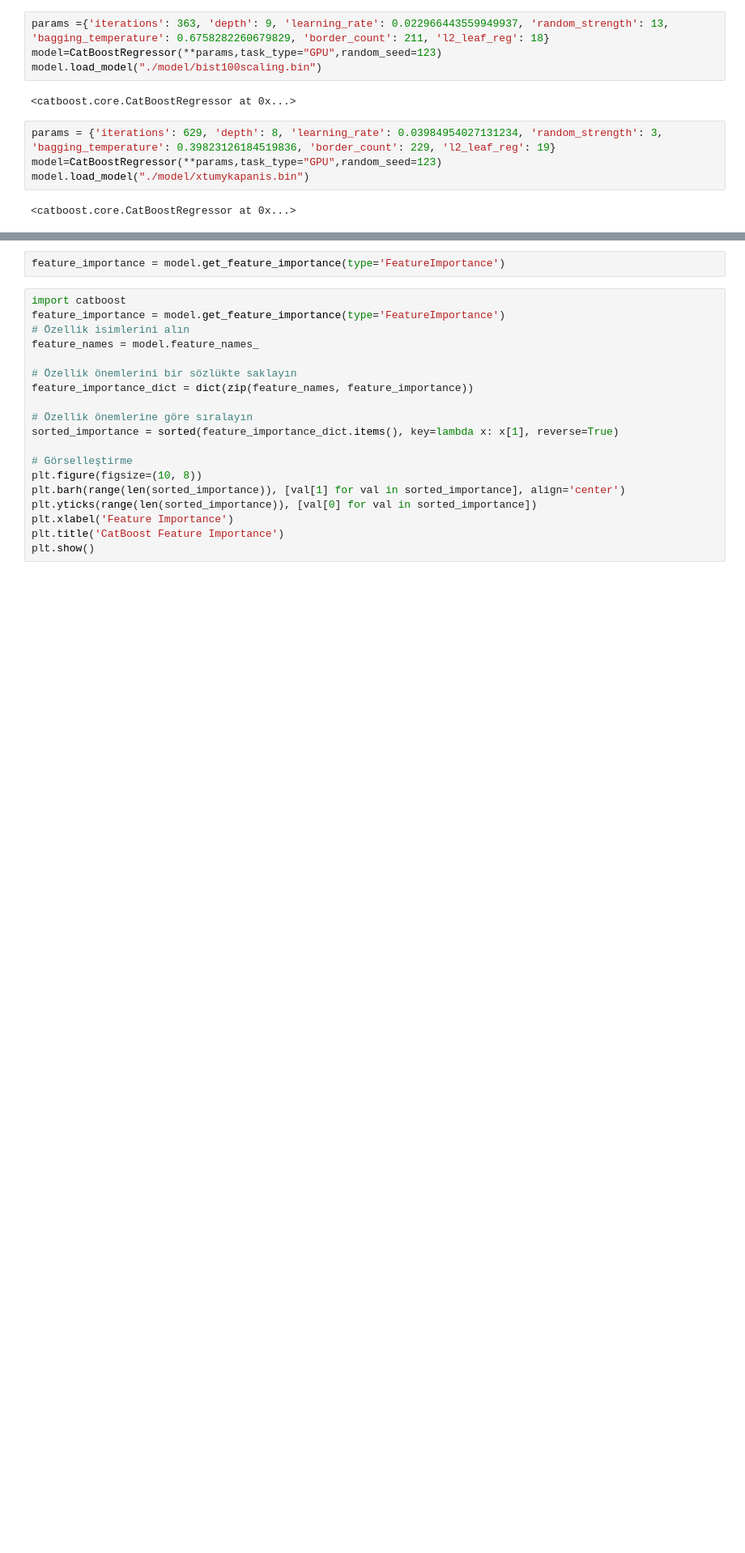
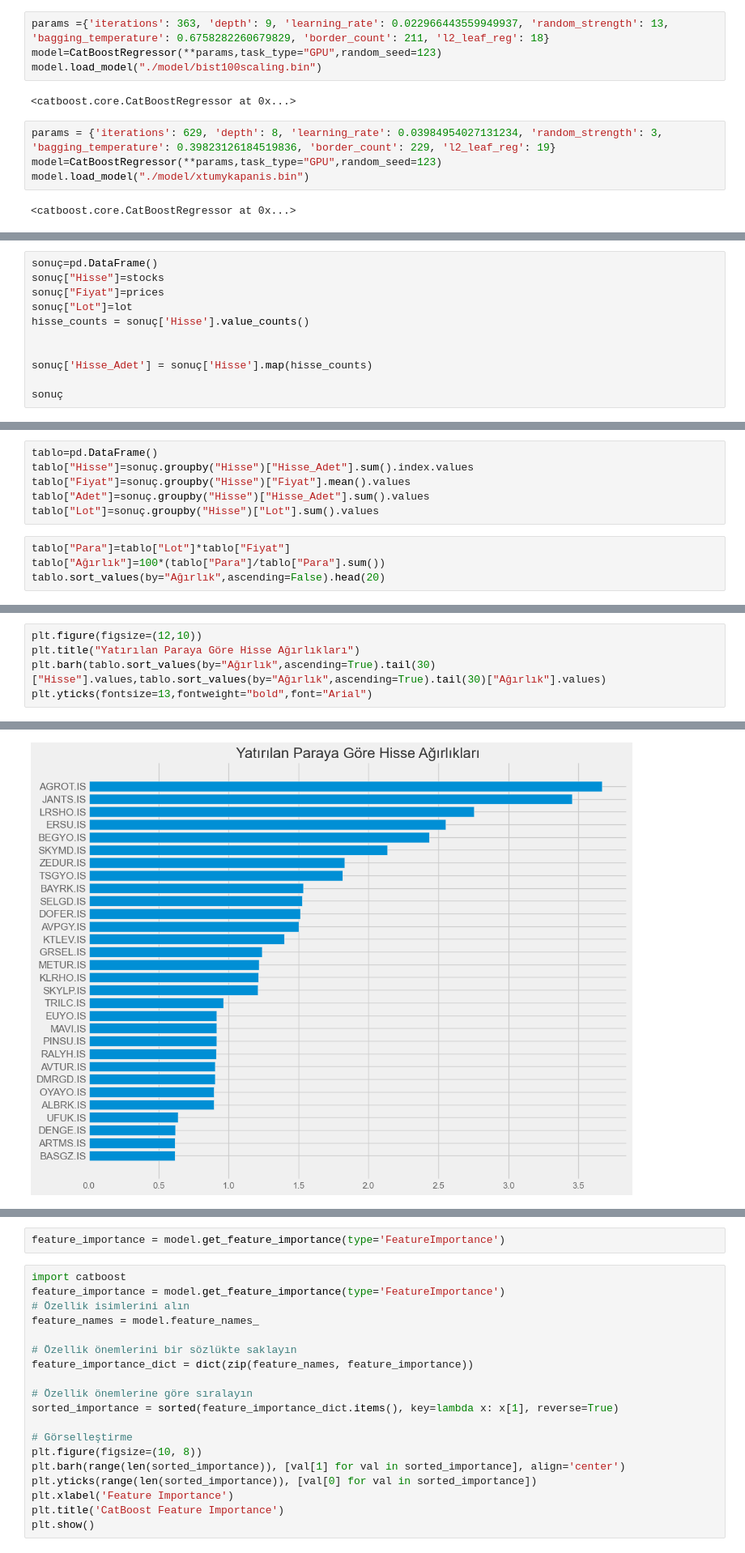
Before and after one commit to kaboya19/AI_Trade, a Jupyter notebook: AI_Trade.ipynb, the cells around one changed output, grey strips where cells are left out. Shown at 81% size. Saved outputs shown, nothing was run; the diff lists cells and outputs as text; blank space fills up the shorter version.

```diff
--- a/AI_Trade.ipynb
+++ b/AI_Trade.ipynb
@@ -844,0 +507,11 @@ returns["Ağırlıklı Getiri"].mean()*100
+# %%
+sonuç=pd.DataFrame()
+sonuç["Hisse"]=stocks
+sonuç["Fiyat"]=prices
+sonuç["Lot"]=lot
+hisse_counts = sonuç['Hisse'].value_counts()
+
+
+sonuç['Hisse_Adet'] = sonuç['Hisse'].map(hisse_counts)
+
+sonuç
@@ -844,0 +532,10 @@ returns["Ağırlıklı Getiri"].mean()*100
+# %%
+tablo=pd.DataFrame()
+tablo["Hisse"]=sonuç.groupby("Hisse")["Hisse_Adet"].sum().index.values
+tablo["Fiyat"]=sonuç.groupby("Hisse")["Fiyat"].mean().values
+tablo["Adet"]=sonuç.groupby("Hisse")["Hisse_Adet"].sum().values
+tablo["Lot"]=sonuç.groupby("Hisse")["Lot"].sum().values
+# %%
+tablo["Para"]=tablo["Lot"]*tablo["Fiyat"]
+tablo["Ağırlık"]=100*(tablo["Para"]/tablo["Para"].sum())
+tablo.sort_values(by="Ağırlık",ascending=False).head(20)
@@ -844,0 +560,6 @@ returns["Ağırlıklı Getiri"].mean()*100
+# %%
+plt.figure(figsize=(12,10))
+plt.title("Yatırılan Paraya Göre Hisse Ağırlıkları")
+plt.barh(tablo.sort_values(by="Ağırlık",ascending=True).tail(30)["Hisse"].values,tablo.sort_values(by="Ağırlık",ascending=True).tail(30)["Ağırlık"].values)
+plt.yticks(fontsize=13,fontweight="bold",font="Arial")
+# %% [output]
@@ -844,0 +583 @@ returns["Ağırlıklı Getiri"].mean()*100
+[figure, added]
```
Also changed, not shown: parts of 133 cells of this notebook, 35 other files.
